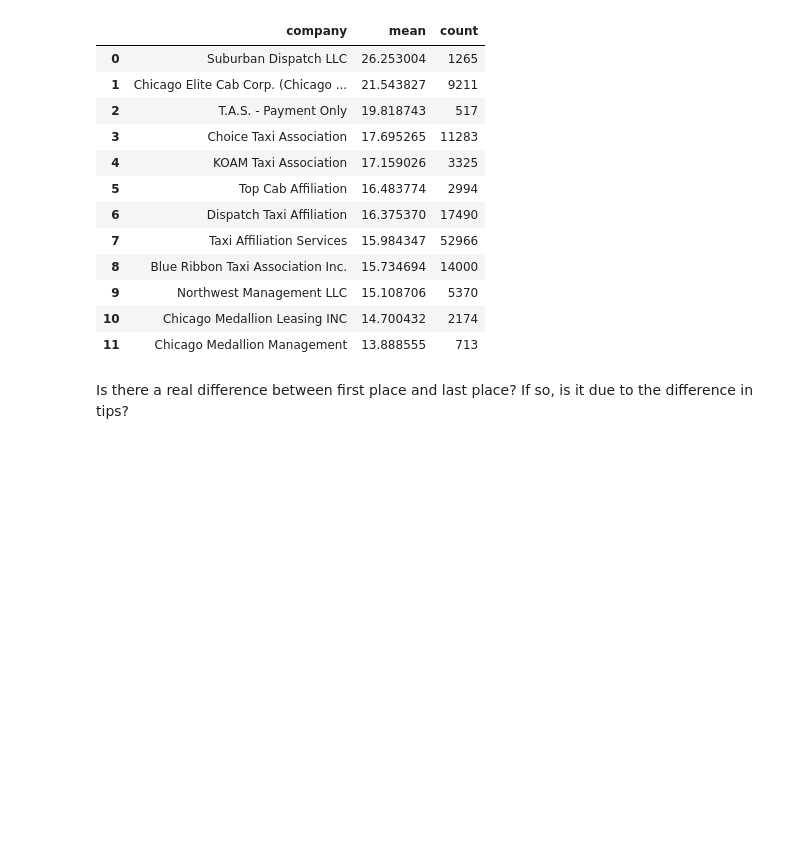
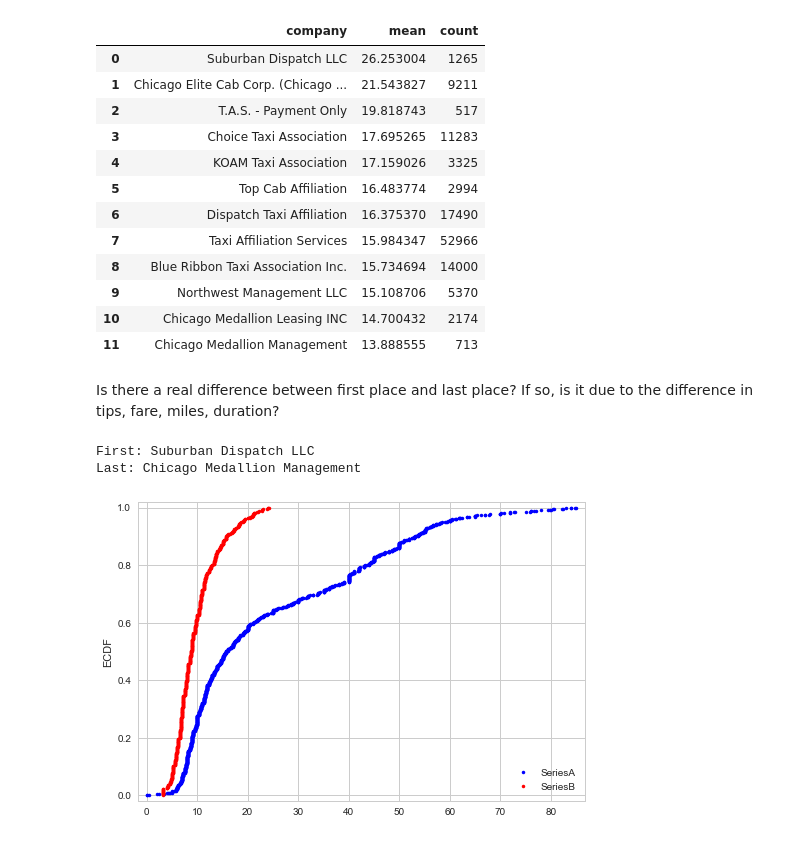
Before and after one commit to iamjz/taxi, a Jupyter notebook: Earnings EDA.ipynb, the cells around one changed output. Cells and saved outputs as stored; diff of their text form; code cells hidden in the pictures; blank space fills up the shorter version.

```diff
--- a/Earnings EDA.ipynb
+++ b/Earnings EDA.ipynb
@@ -177,4 +177,20 @@ meanEarnings
 | 10 | Chicago Medallion Leasing INC | 14.700432 | 2174 |
 | 11 | Chicago Medallion Management | 13.888555 | 713 |
 # %% [markdown]
-Is there a real difference between first place and last place? If so, is it due to the difference in tips?
+Is there a real difference between first place and last place? If so, is it due to the difference in tips, fare, miles, duration?
+# %%
+first = meanEarnings.head(1)["company"].iloc[0]
+print("First:", first)
+
+last = meanEarnings.tail(1)["company"].iloc[0]
+print("Last:", last)
+# %% [output]
+First: Suburban Dispatch LLC
+Last: Chicago Medallion Management
+# %%
+firstDf = all[all["company"] == first]
+lastDf = all[all["company"] == last]
+# %%
+h.compareCDF(firstDf["trip_total"], lastDf["trip_total"])
+# %% [output]
+[figure, added]
```
Also changed, not shown: parts of 4 cells of this notebook.
